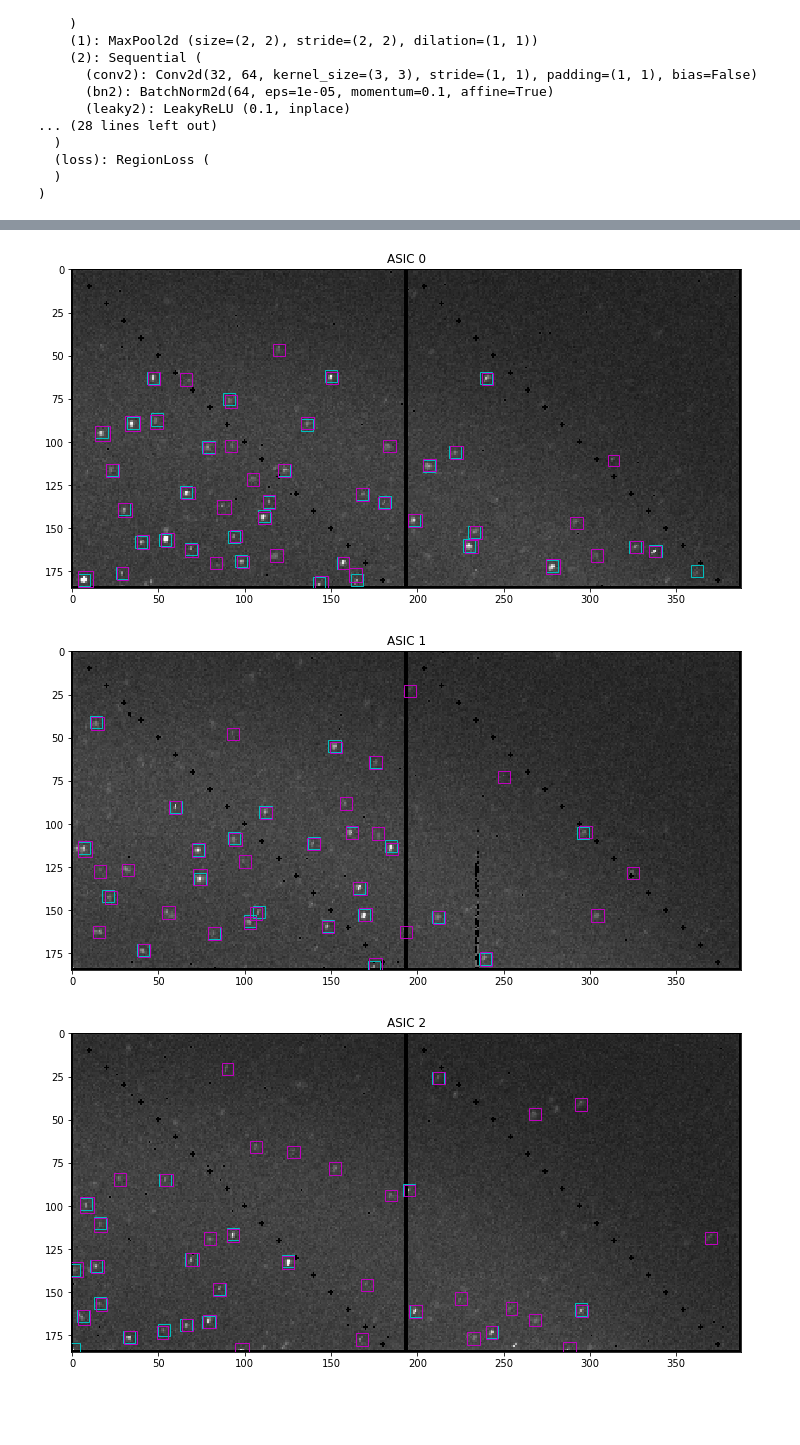
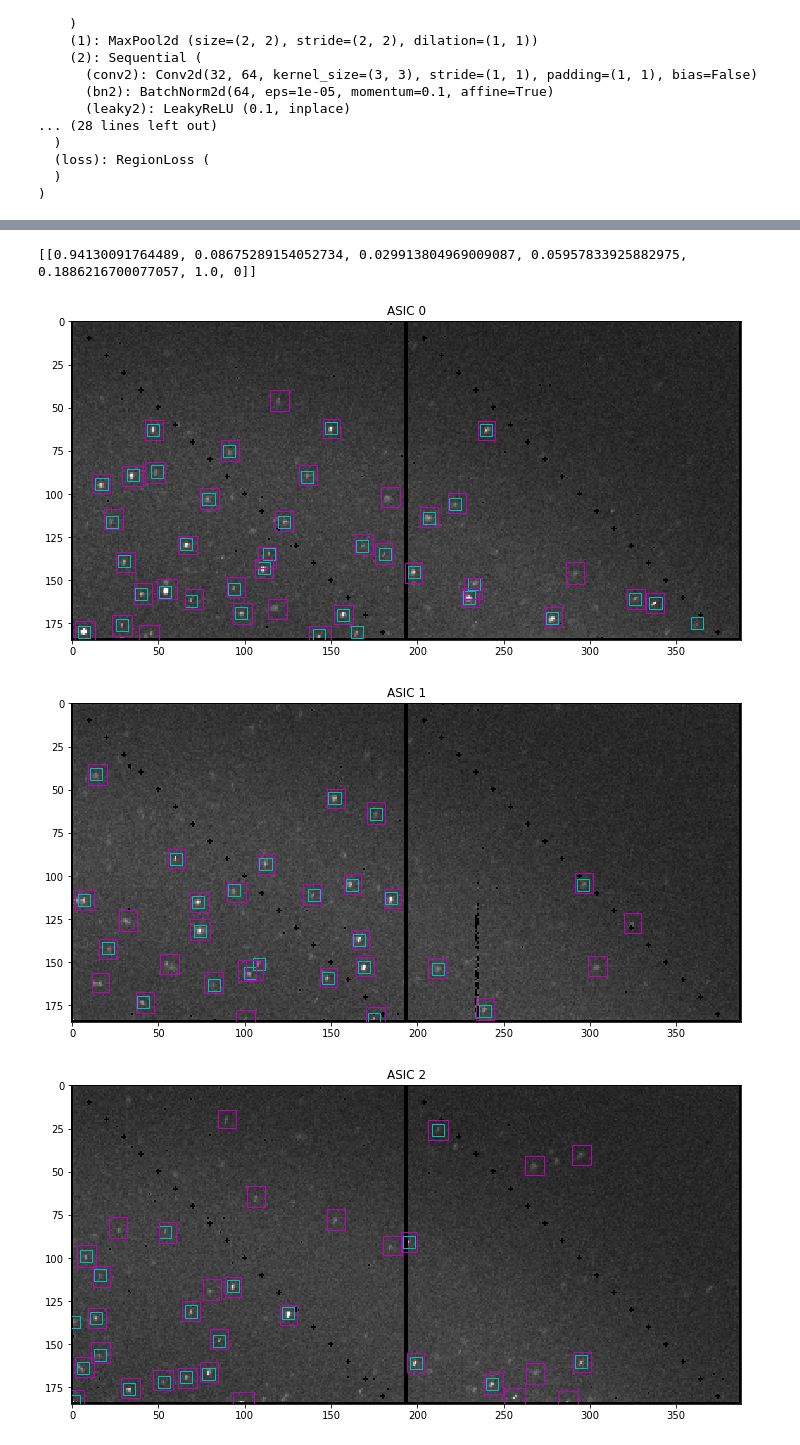
Before and after one commit to liponan/peaknet4antfarm, a Jupyter notebook: api_demo.ipynb, the cells around one changed output, grey strips where cells are left out. Drawn from its saved outputs; the diff is of its cells as text; code cells hidden in the pictures; blank space fills up the shorter version.

```diff
--- a/api_demo.ipynb
+++ b/api_demo.ipynb
@@ -57,0 +76,17 @@ Darknet (
+# %%
+project_name = "runs/adagrad_lr_001_pretrained_40000_nooptim"
+n_ep = 1
+init_lr = 0.01
+lr_policy = 1
+macro_batch_size = 4
+algo = "adagrad"
+
+params = {"n_ep":n_ep, "lr": init_lr, "batch_size":macro_batch_size, "lr_policy": lr_policy,
+          "train_size": len(train_labels), "optim": algo}
+
+net = Peaknet()
+net.loadCfg( "../pytorch-yolo2/cfg/newpeaksv10-asic.cfg" )
+net.loadWeights( "../pytorch-yolo2/cfg/newpeaksv10-asic.cfg",
+                "../darknet/backup/newpeaksv10_40000.weights")
+# net.init_model()
+net.model.cuda()
@@ -57,0 +111,19 @@ Darknet (
+# %%
+n_iters = int( np.ceil( len(train_labels) / float(macro_batch_size) ) )
+net.set_writer(project_name=project_name, parameters=params)
+my_lr = init_lr
+
+for ep in range(1, n_ep+1):
+    print("============= EPOCH {} ==========".format(ep))
+    if ep % lr_policy == 0:
+        my_lr /= 2
+    for i in range(n_iters):
+        if i == (n_iters-1):
+            batch_imgs = train_imgs[(i*macro_batch_size):,:,:,:]
+            batch_labels = train_labels[(i*macro_batch_size):]
+        else:
+            batch_imgs = train_imgs[i*macro_batch_size:(i+1)*macro_batch_size,:,:,:]
+            batch_labels = train_labels[i*macro_batch_size:(i+1)*macro_batch_size]
+        net.train( batch_imgs, batch_labels, batch_size=32 )
+        #net.set_optimizer(adagrad=(algo=="adagrad"), lr=my_lr )
+        #net.optimize()
@@ -60,8 +159,12 @@ Darknet (
 # %%
-results = net.predict( imgs, batch_size=32, conf_thresh=0.25, use_cuda=True )
+results = net.predict( imgs, batch_size=32, conf_thresh=0.10, use_cuda=True )
+# %%
+print((results[14]))
+# %% [output]
+[[0.94130091764489, 0.08675289154052734, 0.029913804969009087, 0.05957833925882975, 0.1886216700077057, 1.0, 0]]
 # %%
-visualize(imgs, labels, results, plot_label=True, plot_box=True, indexes=[0, 1, 2, 3])
+visualize(imgs, labels, results, plot_label=True, plot_box=True, indexes=[0, 1, 2, 3, 4, 5, 6, 7, 8, 9, 10, 11, 12, 13, 14, 15])
 # %% [output]
-[figure, old version]
+[figure, new version]
-[figure, old version]
+[figure, new version]
-[figure, old version]
+[figure, new version]
```
Also changed, not shown: parts of 15 cells of this notebook, 15 other files.
